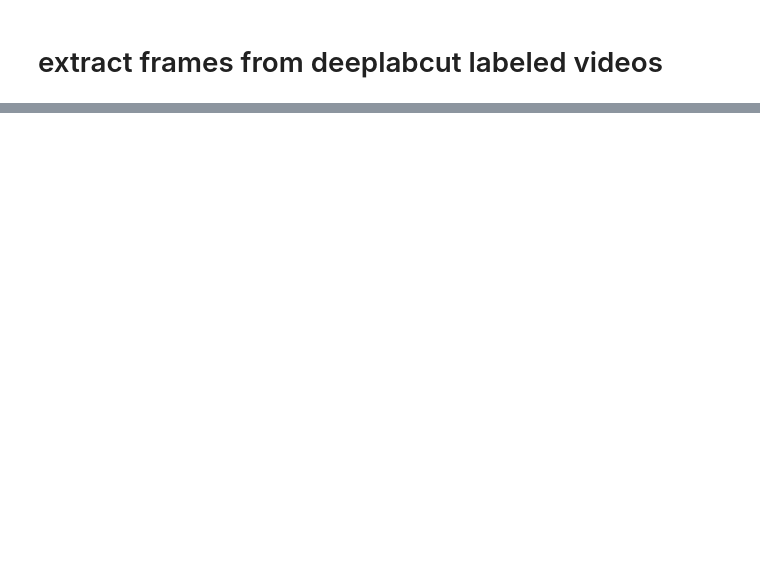
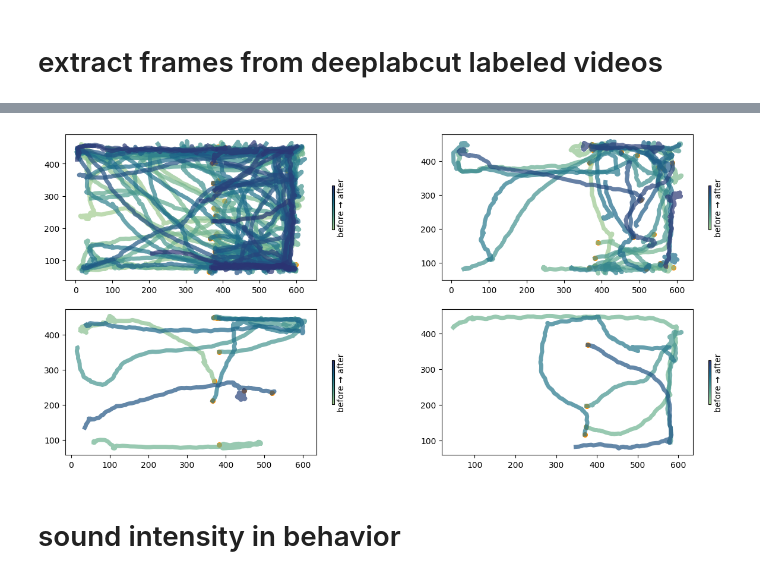
Before and after one commit to LearningCircuitsLab/nuo_analysis_test, a Jupyter notebook: behavior_trajectory.ipynb, the cells around one changed output, grey strips where cells are left out. Cells and saved outputs as stored; diff of their text form; code cells hidden in the pictures; blank space fills up the shorter version.

```diff
--- a/behavior_trajectory.ipynb
+++ b/behavior_trajectory.ipynb
@@ -286,0 +500,24 @@ MoviePy - Building file /mnt/e/data/LeciLab/behavioral_data/data_test/sample_beh
+# %%
+fig, axes = plt.subplots(2, 2, figsize=(15, 7))
+sound_before_time = 0  # 5 seconds before sound
+sound_after_time = 10   # 10 seconds after sound
+for name, n in zip(analyzed_video_names, range(len(analyzed_video_names))):
+    row = n // 2
+    col = n % 2
+    ax = axes[row, col]
+    behav_df_filtered = behav_df_filtered_dic[name]
+    for sound, color in zip(sound_play_dic[name], sns.color_palette("crest", len(sound_play_dic[name]))):
+        sound_index = behav_df_filtered[behav_df_filtered['sound_played'] == sound].index
+        sound_window_df = behav_df_filtered[(behav_df_filtered['timestamp'] >= sound - sound_before_time) & (behav_df_filtered['timestamp'] <= sound + sound_after_time)]['Center']
+        sound_window_df = sound_window_df.dropna(axis=0)
+
+        ax.plot(sound_window_df['x'], sound_window_df['y'], color=color, lw=5, alpha=0.7)
+        ax.scatter(behav_df_filtered.loc[sound_index]['Center']['x'], behav_df_filtered.loc[sound_index]['Center']['y'], color='darkorange', s=30, label='Sound Onset')
+    cbar = plt.colorbar(plt.cm.ScalarMappable(cmap=sns.color_palette("crest", as_cmap=True)), orientation='vertical', ax=ax, shrink=0.3)
+    cbar.set_ticks([])
+    cbar.set_label('before → after')
+plt.show()
+# %% [output]
+[figure, added]
+# %% [markdown]
+# sound intensity in behavior
```
Also changed, not shown: parts of 32 cells of this notebook, 1 other file.
